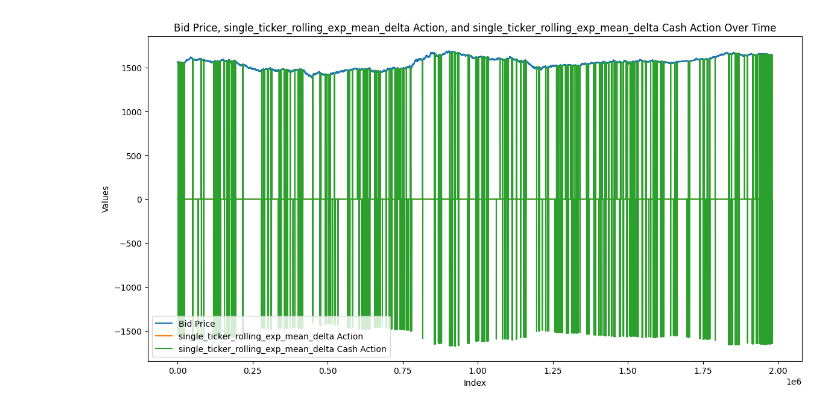
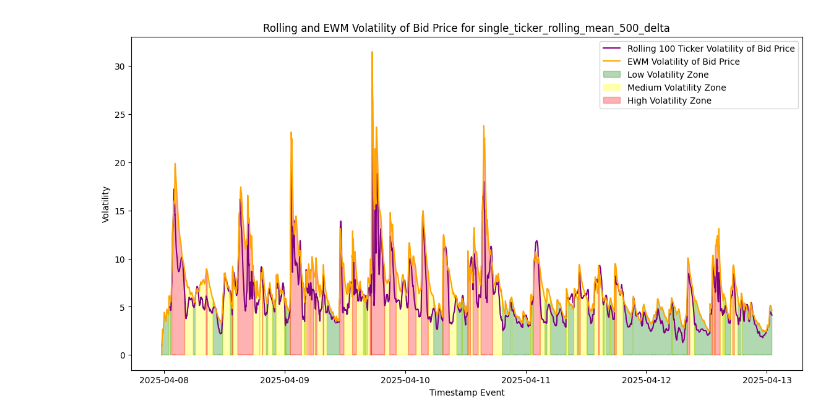
Before and after one commit to gnome-trading-group/gnomepy, a Jupyter notebook: gnomepy/backtest/interface.ipynb, the cells around one changed output. Cells and saved outputs as stored; diff of their text form; code cells hidden in the pictures.

```diff
--- a/gnomepy/backtest/interface.ipynb
+++ b/gnomepy/backtest/interface.ipynb
@@ -87,23 +37,40 @@ for strategy, outputs in zip(strategies, outputs_list):
-# %%
-for strategy, outputs in zip(strategies, outputs_list):
-    action_name = strategy.action.name
-    output_df = outputs[0]
-
-    plt.figure(figsize=(14, 7))
-
-    # Plot bidPrice0
-    sns.lineplot(data=output_df, x=output_df.index, y='bidPrice0', label='Bid Price')
-
-    # Plot action_name_action
-    sns.lineplot(data=output_df, x=output_df.index, y=f'{action_name}_action', label=f'{action_name} Action')
-
-    # Plot action_name_cash_action
-    sns.lineplot(data=output_df, x=output_df.index, y=f'{action_name}_cash_action', label=f'{action_name} Cash Action')
-
-    plt.xlabel('Index')
-    plt.ylabel('Values')
-    plt.title(f'Bid Price, {action_name} Action, and {action_name} Cash Action Over Time')
-    plt.legend()
-    plt.show()
-# %% [output]
-[figure, removed]
+# %%
+import matplotlib.pyplot as plt
+
+# Calculate the rolling and exponentially weighted moving average (ewm) volatility of bidPrice0
+for strategy, outputs in zip(strategies, outputs_list):
+    action_name = strategy.action.name
+    output_df = outputs[0]
+
+    # Calculate rolling volatility
+    rolling_volatility = output_df['bidPrice0'].rolling(window=20000).std()
+
+    # Calculate exponentially weighted moving average volatility
+    ewm_volatility = output_df['bidPrice0'].ewm(span=20000, adjust=False).std()
+
+    # Classify each row into volatility categories based on ewm volatility
+    volatility_thresholds = ewm_volatility.quantile([0.33, 0.66])
+    output_df['volatility_category'] = pd.cut(
+        ewm_volatility,
+        bins=[-float('inf'), volatility_thresholds[0.33], volatility_thresholds[0.66], float('inf')],
+        labels=['low', 'medium', 'high']
+    )
+
+    # Plot the rolling and ewm volatility with zones
+    plt.figure(figsize=(14, 7))
+    plt.plot(output_df['timestampEvent'], rolling_volatility, label='Rolling 100 Ticker Volatility of Bid Price', color='purple')
+    plt.plot(output_df['timestampEvent'], ewm_volatility, label='EWM Volatility of Bid Price', color='orange')
+
+    # Highlight the volatility zones
+    plt.fill_between(output_df['timestampEvent'], 0, ewm_volatility, where=output_df['volatility_category'] == 'low', color='green', alpha=0.3, label='Low Volatility Zone')
+    plt.fill_between(output_df['timestampEvent'], 0, ewm_volatility, where=output_df['volatility_category'] == 'medium', color='yellow', alpha=0.3, label='Medium Volatility Zone')
+    plt.fill_between(output_df['timestampEvent'], 0, ewm_volatility, where=output_df['volatility_category'] == 'high', color='red', alpha=0.3, label='High Volatility Zone')
+
+    plt.xlabel('Timestamp Event')
+    plt.ylabel('Volatility')
+    plt.title(f'Rolling and EWM Volatility of Bid Price for {action_name}')
+    plt.legend()
+    plt.show()
+    break
+# %% [output]
+[figure, added]
```
Also changed, not shown: parts of 9 cells of this notebook, 2 other files.
